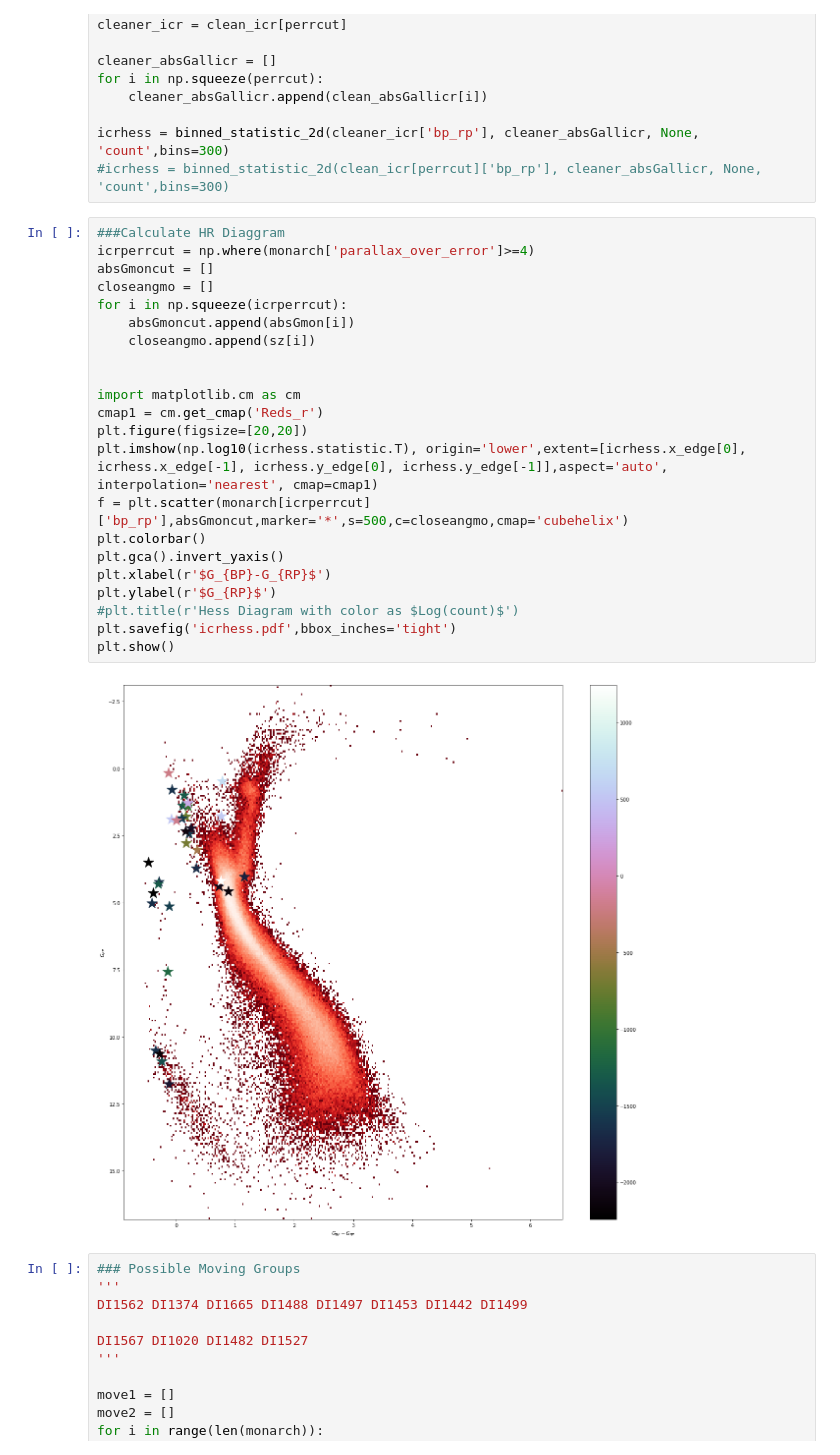
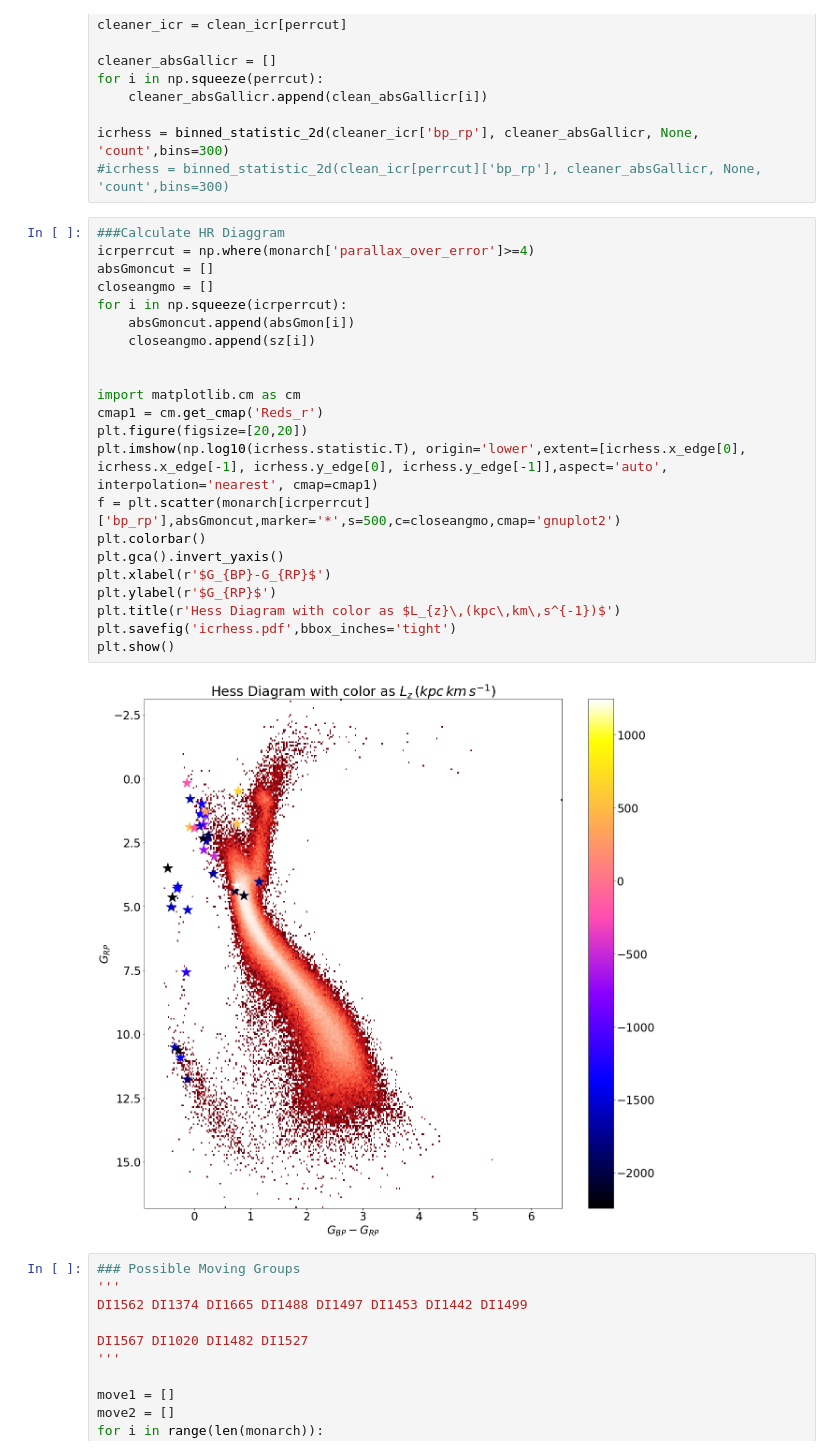
Before and after one commit to JoshuaPovick/MS_young, a Jupyter notebook: find_moving_groups.ipynb, the cells around one changed output. Drawn from its saved outputs; the diff is of its cells as text.

Commit message:
update Hess diagram

```diff
--- a/find_moving_groups.ipynb
+++ b/find_moving_groups.ipynb
@@ -363,27 +363,27 @@ icrhess = binned_statistic_2d(cleaner_icr['bp_rp'], cleaner_absGallicr, None, 'c
 # %%
 ###Calculate HR Diaggram
 icrperrcut = np.where(monarch['parallax_over_error']>=4)
 absGmoncut = []
 closeangmo = []
 for i in np.squeeze(icrperrcut):
     absGmoncut.append(absGmon[i])
     closeangmo.append(sz[i])
 
 
 import matplotlib.cm as cm
 cmap1 = cm.get_cmap('Reds_r')
 plt.figure(figsize=[20,20])
 plt.imshow(np.log10(icrhess.statistic.T), origin='lower',extent=[icrhess.x_edge[0], icrhess.x_edge[-1], icrhess.y_edge[0], icrhess.y_edge[-1]],aspect='auto', interpolation='nearest', cmap=cmap1)
-f = plt.scatter(monarch[icrperrcut]['bp_rp'],absGmoncut,marker='*',s=500,c=closeangmo,cmap='cubehelix')
+f = plt.scatter(monarch[icrperrcut]['bp_rp'],absGmoncut,marker='*',s=500,c=closeangmo,cmap='gnuplot2')
 plt.colorbar()
 plt.gca().invert_yaxis()
 plt.xlabel(r'$G_{BP}-G_{RP}$')
 plt.ylabel(r'$G_{RP}$')
-#plt.title(r'Hess Diagram with color as $Log(count)$')
+plt.title(r'Hess Diagram with color as $L_{z}\,(kpc\,km\,s^{-1})$')
 plt.savefig('icrhess.pdf',bbox_inches='tight')
 plt.show()
 # %% [output]
-[figure, old version]
+[figure, new version]
 # %%
 ### Possible Moving Groups
 '''
```
